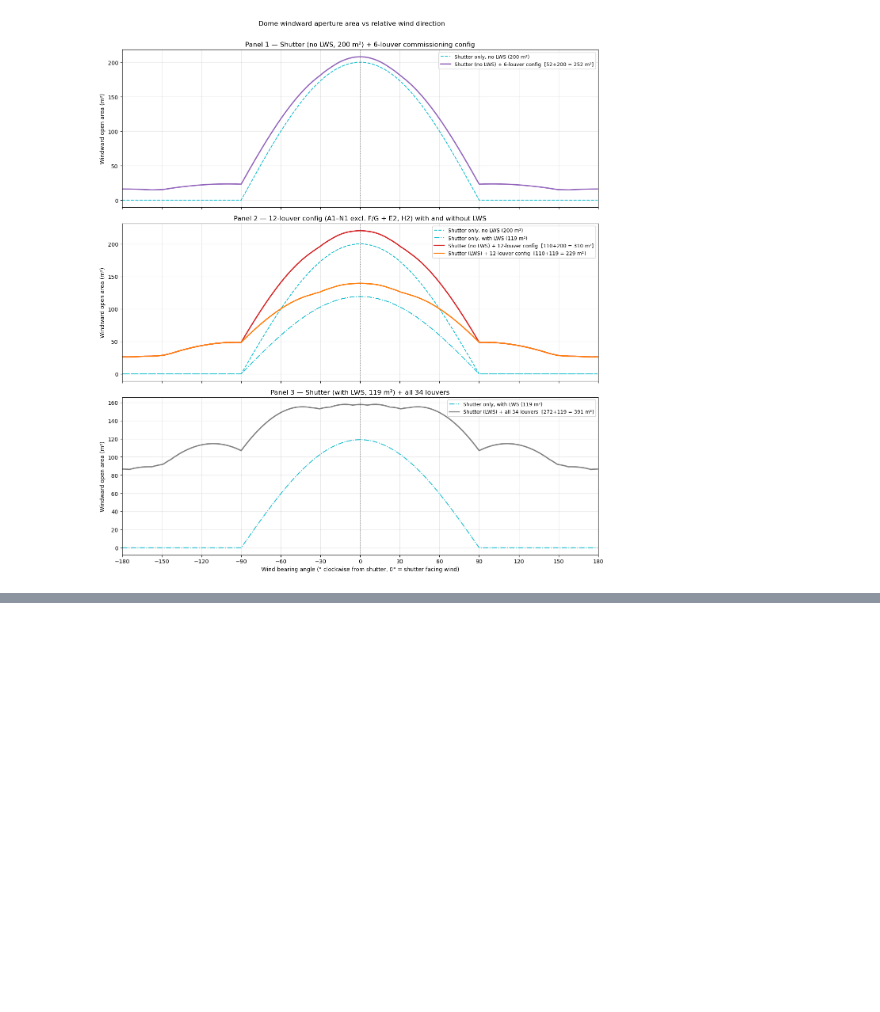
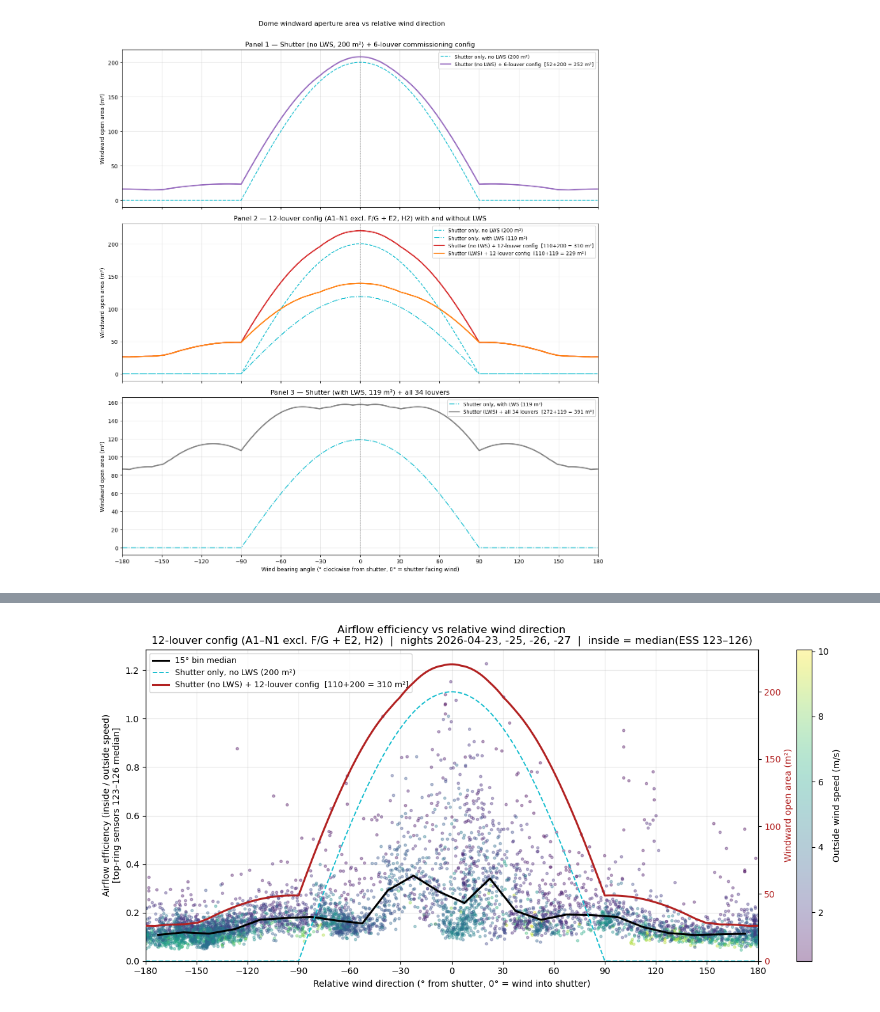
Before and after one commit to bstalder/notebooks, a Jupyter notebook: earlyoperations/Dome_Flow_Estimation.ipynb, the cells around one changed output, grey strips where cells are left out. Saved outputs shown, nothing was run; the diff lists cells and outputs as text; code cells hidden in the pictures; blank space fills up the shorter version.

Commit message:
WIP: dome flow estimation updates

```diff
--- a/earlyoperations/Dome_Flow_Estimation.ipynb
+++ b/earlyoperations/Dome_Flow_Estimation.ipynb
@@ -849,0 +944,87 @@ plt.show()
+# %%
+# ── Efficiency vs relative wind direction: 12-louver nights ───────────────────
+eff12 = mdf12.copy()
+eff12["relative_wind_deg"] = wrap180(
+    eff12["outside_wind_dir_deg"] - (eff12["dome_azimuth_deg"] + SHUTTER_AZIMUTH_OFFSET_DEG)
+)
+
+# Use median of top-ring sensors only (123–126), excluding TMA Platform (110)
+topring_cols = [c for c in eff12.columns if any(c.startswith(f"{idx}_") for idx in [123, 124, 125, 126])]
+eff12["inside_speed_topring_mps"] = eff12[topring_cols].median(axis=1, skipna=True)
+eff12["airflow_efficiency"] = eff12["inside_speed_topring_mps"] / eff12["outside_wind_speed_mps"]
+
+eff12 = eff12[
+    np.isfinite(eff12["relative_wind_deg"])
+    & np.isfinite(eff12["airflow_efficiency"])
+    & np.isfinite(eff12["outside_wind_speed_mps"])
+    & np.isfinite(eff12["shutter_open_fraction"])
+    & (eff12["shutter_open_fraction"] > 0.95)
+    & (eff12["outside_wind_speed_mps"] > 0.5)
+    & (eff12["airflow_efficiency"] >= 0)
+    & (eff12["airflow_efficiency"] <= 3.0)
+    & eff12["night"].notna()
+].copy()
+
+fig, ax1 = plt.subplots(figsize=(13, 6))
+
+sc = ax1.scatter(
+    eff12["relative_wind_deg"],
+    eff12["airflow_efficiency"],
+    c=eff12["outside_wind_speed_mps"],
+    cmap="viridis",
+    s=8,
+    alpha=0.35,
+    zorder=2,
+)
+
+# 15° binned median across all 4 nights
+bins    = np.arange(-180, 181, 15)
+centers = 0.5 * (bins[:-1] + bins[1:])
+bin_idx = np.digitize(eff12["relative_wind_deg"], bins) - 1
+med12   = [eff12.loc[bin_idx == i, "airflow_efficiency"].median() for i in range(len(centers))]
+ax1.plot(centers, med12, color="black", lw=2.2, label="15° bin median", zorder=4)
+
+ax1.set_xlabel("Relative wind direction (° from shutter, 0° = wind into shutter)")
+ax1.set_ylabel("Airflow efficiency (inside / outside speed)\n[top-ring sensors 123–126 median]")
+ax1.set_xlim(-180, 180)
+ax1.set_xticks(np.arange(-180, 181, 30))
+ax1.set_ylim(0, None)
+ax1.grid(True, alpha=0.3)
+
+cbar = plt.colorbar(sc, ax=ax1)
+cbar.set_label("Outside wind speed (m/s)")
+
+# ── Right axis: 12-louver windward aperture model ─────────────────────────────
+areas_12lou = active_areas_for(louver_map, ids_12lou)
+laz_arr = louver_map["azimuth_dome_deg"].to_numpy(dtype=float)
+wt_12lou_no_lws = compute_windward_total(wind_angles_raw[sort_idx], laz_arr, areas_12lou, S_NO_LWS)
+
+ax2 = ax1.twinx()
+ax2.plot(wind_deg, shutter_no_lws, color="tab:cyan", lw=1.4, ls="--",
+         label=f"Shutter only, no LWS ({S_NO_LWS:.0f} m²)", zorder=3)
+ax2.plot(wind_deg, wt_12lou_no_lws, color="firebrick", lw=2.2,
+         label=(f"Shutter (no LWS) + 12-louver config  "
+                f"[{areas_12lou.sum():.0f}+{S_NO_LWS:.0f} = {areas_12lou.sum()+S_NO_LWS:.0f} m²]"),
+         zorder=3)
+ax2.set_ylabel("Windward open area (m²)", color="firebrick")
+ax2.tick_params(axis="y", labelcolor="firebrick")
+ax2.set_ylim(0, None)
+
+lines1, labels1 = ax1.get_legend_handles_labels()
+lines2, labels2 = ax2.get_legend_handles_labels()
+ax1.legend(lines1 + lines2, labels1 + labels2, loc="upper left", fontsize=9)
+
+ax1.set_title(
+    "Airflow efficiency vs relative wind direction\n"
+    "12-louver config (A1–N1 excl. F/G + E2, H2)  |  nights 2026-04-23, -25, -26, -27"
+    "  |  inside = median(ESS 123–126)"
+)
+plt.tight_layout()
+plt.show()
+
+print(f"Top-ring columns used: {topring_cols}")
+print(f"Total filtered points: {len(eff12)}")
+print(f"Median efficiency: {eff12['airflow_efficiency'].median():.3f}")
+print(f"P10-P90 efficiency: {eff12['airflow_efficiency'].quantile(0.10):.3f} – {eff12['airflow_efficiency'].quantile(0.90):.3f}")
+# %% [output]
+[figure, added]
```
Also changed, not shown: parts of 11 cells of this notebook.
